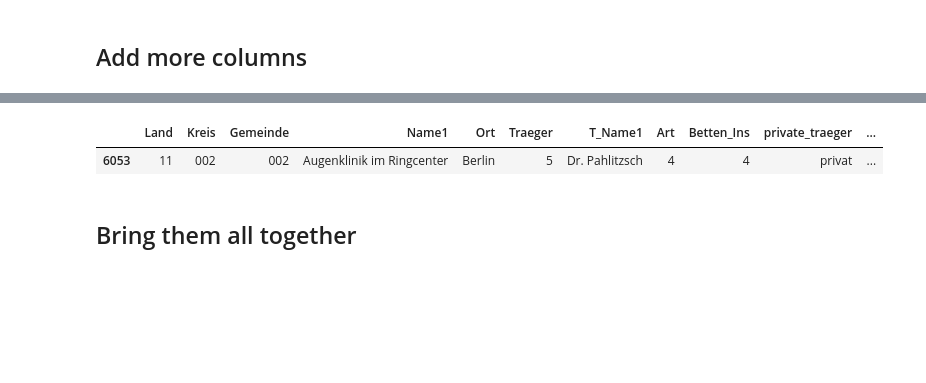
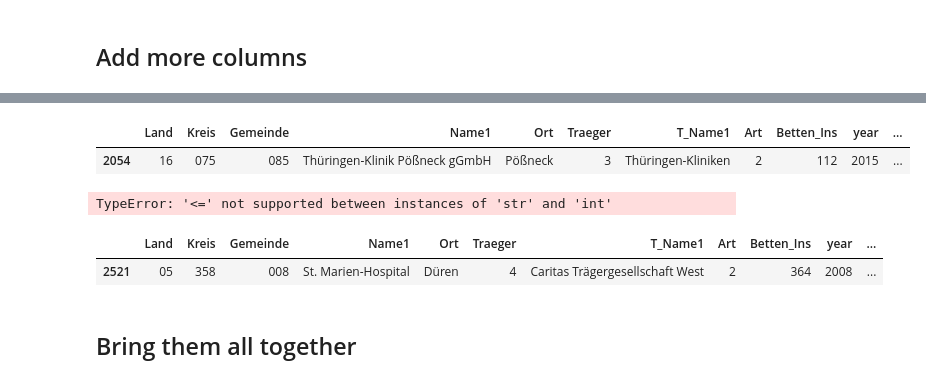
Before and after one commit to christinegotth/ddj-krankenhaus, a Jupyter notebook: get_all_data.ipynb, the cells around one changed output, grey strips where cells are left out. Saved outputs shown, nothing was run; the diff lists cells and outputs as text; code cells hidden in the pictures; blank space fills up the shorter version.

```diff
--- a/get_all_data.ipynb
+++ b/get_all_data.ipynb
@@ -111,16 +189,32 @@ def label_art(row):
 def clean_betreiber(x):
     if 'HELIOS' in x:
         return 'HELIOS'
+    if 'ASKLEPIOS' in x:
+        return 'ASKLEPIOS'
+    if 'DRK' in x:
+        return 'DRK'
     #TODO Check for other betreiber
     else:
         return x
+# %%
+def check_traeger(x):
+    if 1 <= x <= 4:
+       return "oeffentlich"
+    elif x == 5:
+       return "privat"
+    else:
+       return "keine Angabe"
 # %%
 def add_more_columns(df):
+    df.Traeger = df.Traeger.fillna(0)
     df.Traeger = df.Traeger.astype('int')
-    df["private_traeger"]= df.Traeger.apply(lambda x: "oeffentlich" if x <= 4 else "privat")
+    df["private_traeger"]= df.Traeger.apply(check_traeger)
+    # np.where(cond1, exp1, np.where(cond2, exp2, ...))
+    # df.Traeger.apply(lambda x: "oeffentlich" if 1 <= x <= 4 elif x == 5 "privat" else "keine Angabe")
+
     df["art_text"]= df.Art.apply(lambda x: label_art(x))
     df["betreiber"] = df.T_Name1.str.strip().str.upper()
-    df.betreiber = df.betreiber.astype('str')
+    df.betreiber = df.betreiber.astype('str', errors='ignore')
     df.betreiber = df.betreiber.apply(clean_betreiber)
     df.Betten_Ins = df.Betten_Ins.astype('int', errors='ignore')
     return df
@@ -162,8 +235,19 @@ df_2006_2015 = add_more_columns(df_2006_2015)
+# %%
+df_2006 = add_more_columns(df_2006)
 # %%
-df_2006_2015.sample()
+df_2006.sample()
 # %% [output]
-|  | Land | Kreis | Gemeinde | Name1 | Ort | Traeger | T_Name1 | Art | Betten_Ins | private_traeger | ... |
-| 6053 | 11 | 002 | 002 | Augenklinik im Ringcenter | Berlin | 5 | Dr. Pahlitzsch | 4 | 4 | privat | ... |
+|  | Land | Kreis | Gemeinde | Name1 | Ort | Traeger | T_Name1 | Art | Betten_Ins | year | ... |
+| 2054 | 16 | 075 | 085 | Thüringen-Klinik Pößneck gGmbH | Pößneck | 3 | Thüringen-Kliniken | 2 | 112 | 2015 | ... |
+# %%
+df_2007_2015 = add_more_columns(df_2007_2015)
+# %% [output]
+TypeError: '<=' not supported between instances of 'str' and 'int'
+# %%
+df_2007_2015.sample()
+# %% [output]
+|  | Land | Kreis | Gemeinde | Name1 | Ort | Traeger | T_Name1 | Art | Betten_Ins | year | ... |
+| 2521 | 05 | 358 | 008 | St. Marien-Hospital | Düren | 4 | Caritas Trägergesellschaft West | 2 | 364 | 2008 | ... |
 # %% [markdown]
 ## Bring them all together
 # %%
```
Also changed, not shown: parts of 29 cells of this notebook.
